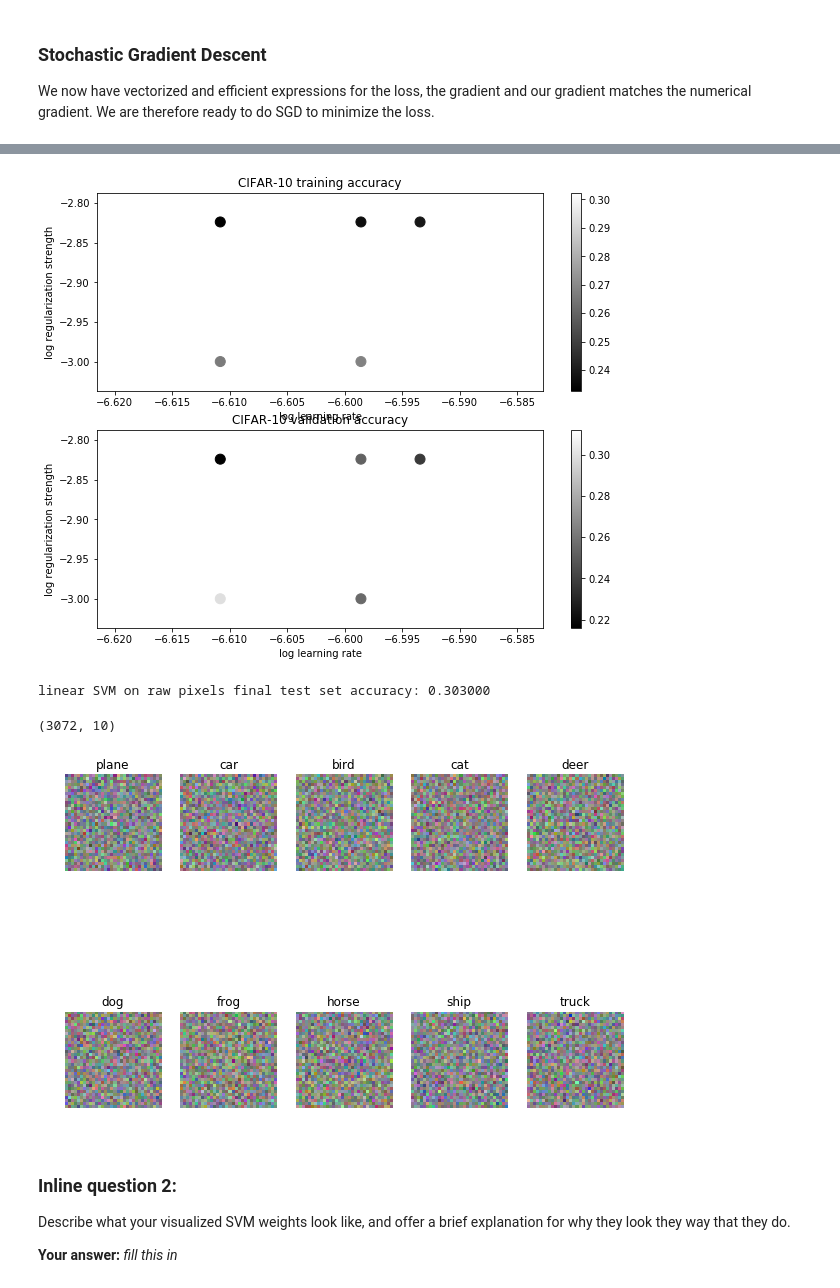
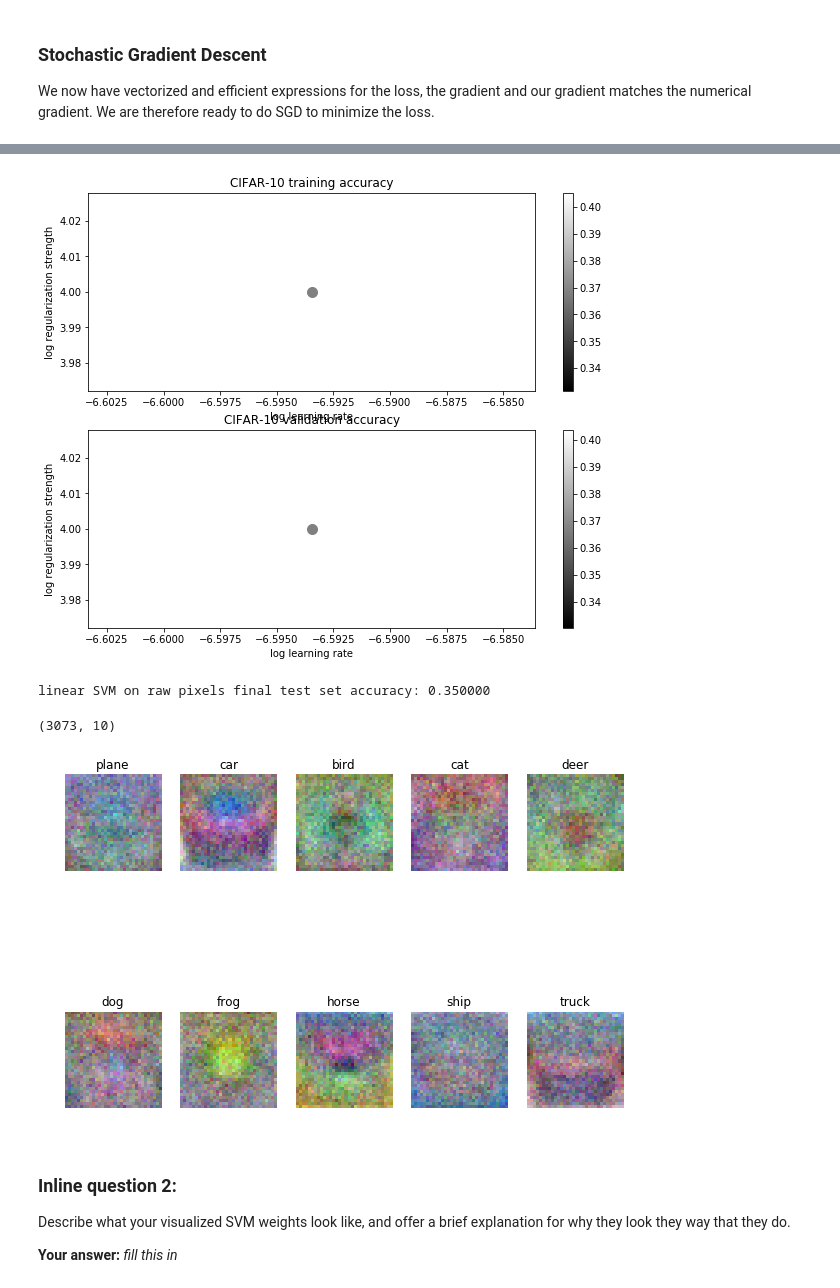
Before and after one commit to ethanscho/cs231n-2017-assignments, a Jupyter notebook: svm.ipynb, the cells around one changed output, grey strips where cells are left out. Saved outputs shown, nothing was run; the diff lists cells and outputs as text; code cells hidden in the pictures.

```diff
--- a/svm.ipynb
+++ b/svm.ipynb
@@ -346,8 +343,8 @@ validation accuracy: 0.118000
 # learning rate). You should experiment with different ranges for the learning
 # rates and regularization strengths; if you are careful you should be able to
 # get a classification accuracy of about 0.4 on the validation set.
-learning_rates = [2.45e-7, 2.55e-7, 2.52e-7]
-regularization_strengths = [1e-3, 1.5e-3]
+learning_rates = [2.55e-7]
+regularization_strengths = [10000]
 
 # results is dictionary mapping tuples of the form
 # (learning_rate, regularization_strength) to tuples of the form
@@ -450,35 +432,37 @@ plt.ylabel('log regularization strength')
 plt.title('CIFAR-10 validation accuracy')
 plt.show()
 # %% [output]
-[figure, old version]
+[figure, new version]
 # %%
 # Evaluate the best svm on test set
 y_test_pred = best_svm.predict(X_test)
 test_accuracy = np.mean(y_test == y_test_pred)
 print('linear SVM on raw pixels final test set accuracy: %f' % test_accuracy)
 # %% [output]
-linear SVM on raw pixels final test set accuracy: 0.303000
+linear SVM on raw pixels final test set accuracy: 0.350000
 # %%
 # Visualize the learned weights for each class.
 # Depending on your choice of learning rate and regularization strength, these may
 # or may not be nice to look at.
 print (best_svm.W.shape)
-w = best_svm.W
-# w = best_svm.W[:-1,:] # strip out the bias
+# w = best_svm.W
+# print(w.shape)
+
+w = best_svm.W[:-1,:] # strip out the bias
 w = w.reshape(32, 32, 3, 10)
 w_min, w_max = np.min(w), np.max(w)
 classes = ['plane', 'car', 'bird', 'cat', 'deer', 'dog', 'frog', 'horse', 'ship', 'truck']
 for i in range(10):
     plt.subplot(2, 5, i + 1)
 
     # Rescale the weights to be between 0 and 255
     wimg = 255.0 * (w[:, :, :, i].squeeze() - w_min) / (w_max - w_min)
     plt.imshow(wimg.astype('uint8'))
     plt.axis('off')
     plt.title(classes[i])
 # %% [output]
-(3072, 10)
+(3073, 10)
-[figure, old version]
+[figure, new version]
 # %% [markdown]
 ### Inline question 2:
 Describe what your visualized SVM weights look like, and offer a brief explanation for why they look they way that they do.
```
Also changed, not shown: parts of 9 cells of this notebook, 1 other file.
